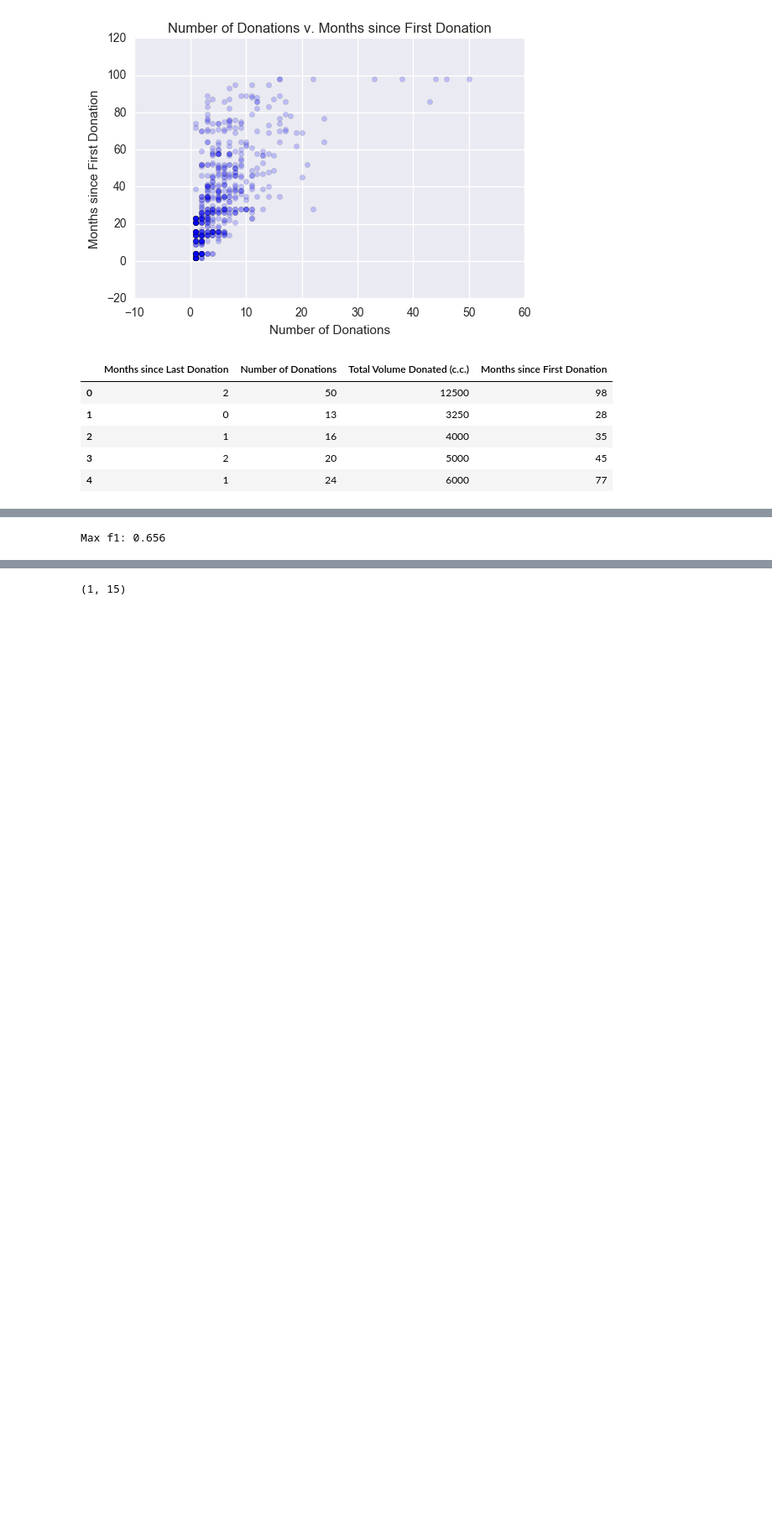
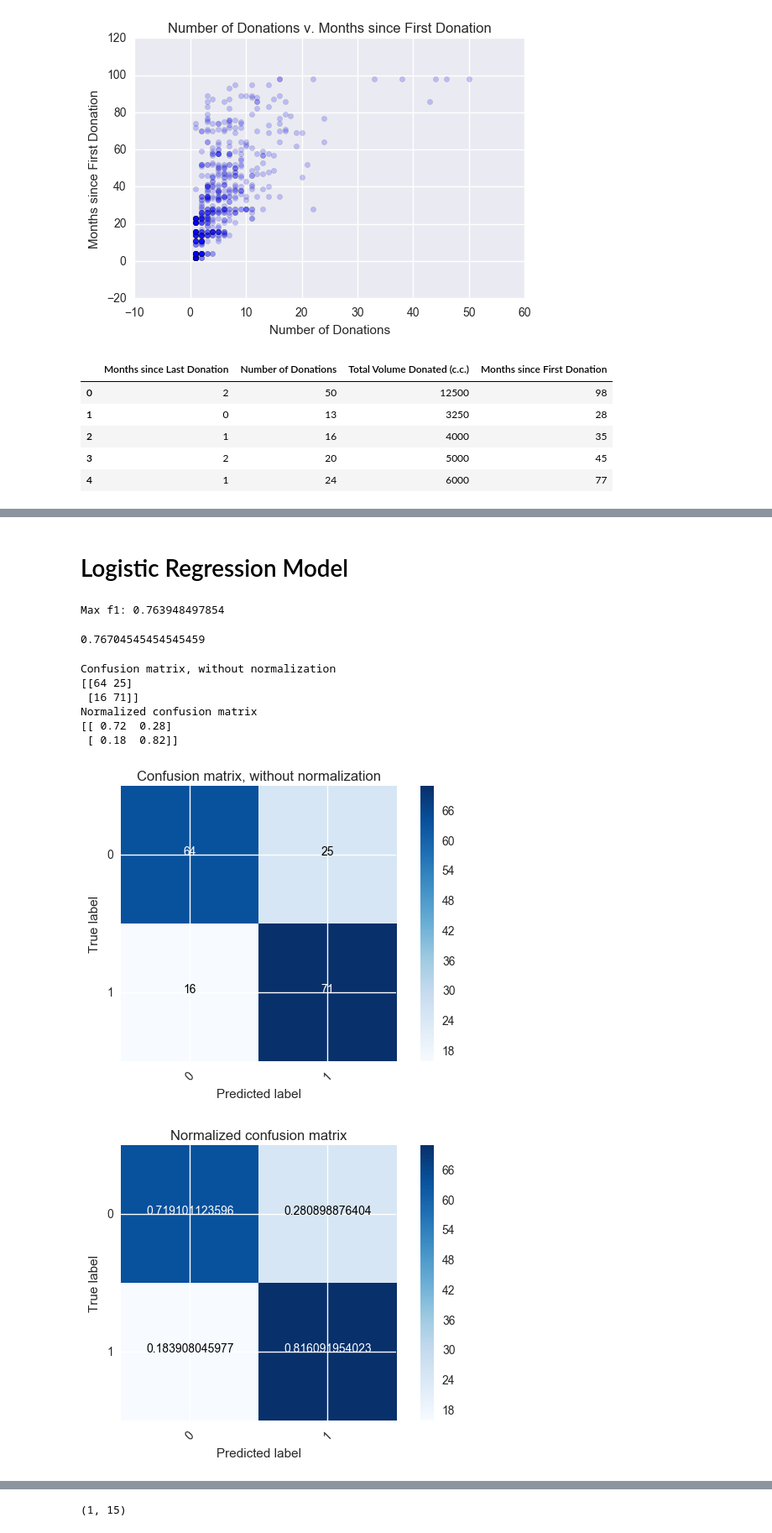
Before and after one commit to jehung/blood_donation, a Jupyter notebook: Explore.ipynb, the cells around one changed output, grey strips where cells are left out. Shown at 84% size. Cells and saved outputs as stored; diff of their text form; code cells hidden in the pictures; blank space fills up the shorter version.

```diff
--- a/Explore.ipynb
+++ b/Explore.ipynb
@@ -129,6 +143,6 @@ X.head()
 # %%
 import sklearn.preprocessing
-X_x = preprocessing.PolynomialFeatures(2).fit_transform(X)
+X_x = preprocessing.PolynomialFeatures(2).fit_transform(X_train)
 print(X_x)
 print(X_x.shape)
 # %% [output]
@@ -151,15 +163,19 @@ print(X_x.shape)
+# %%
+scaler = preprocessing.StandardScaler().fit(X_x)
+X_x_transformed = scaler.transform(X_x)
+# %% [markdown]
+# Logistic Regression Model
 # %%
 from sklearn.linear_model import LogisticRegressionCV
-from sklearn.cross_validation import KFold
 from sklearn.cross_validation import StratifiedShuffleSplit
 
 numerical_features = ['Months since Last Donation', 'Number of Donations', 'Total Volume Donated (c.c.)',
                       'Months since First Donation']
-sss = StratifiedShuffleSplit(y, n_iter=10, test_size=0.1)
+#sss = StratifiedShuffleSplit(y, n_iter=10, test_size=0.1)
 
 searchCV = LogisticRegressionCV(
     Cs=list(np.power(10.0, np.arange(-10, 10)))
-     ,penalty='l1'
+     ,penalty='l2'
     ,scoring='f1'
     #,cv=sss
     ,random_state=787
@@ -169,8 +185,15 @@ searchCV = LogisticRegressionCV(
     ,tol=1e-4
 )
 
-searchCV.fit(X_x, y)
+searchCV.fit(X_x_transformed, y_train)
 
 print ('Max f1:', searchCV.scores_[1].max())
 # %% [output]
-Max f1: 0.656
+Max f1: 0.763948497854
+# %%
+X_test_x = preprocessing.PolynomialFeatures(2).fit_transform(X_test)
+
+X_test_transformed = scaler.transform(X_test_x)
+searchCV.score(X_test_transformed, y_test)
+# %% [output]
+0.76704545454545459
@@ -177,3 +236,31 @@ Max f1: 0.656
+# %%
+y_pred_logit = searchCV.predict(X_test_transformed)
+
+# Compute confusion matrix
+cnf_matrix = confusion_matrix(y_test, y_pred_logit)
+np.set_printoptions(precision=2)
+class_names = ['0', '1']
+
+# Plot non-normalized confusion matrix
+plt.figure()
+plot_confusion_matrix(cnf_matrix, classes=class_names,
+                      title='Confusion matrix, without normalization')
+
+# Plot normalized confusion matrix
+plt.figure()
+plot_confusion_matrix(cnf_matrix, classes=class_names, normalize=True,
+                      title='Normalized confusion matrix')
+
+plt.show()
+# %% [output]
+Confusion matrix, without normalization
+[[64 25]
+ [16 71]]
+Normalized confusion matrix
+[[ 0.72  0.28]
+ [ 0.18  0.82]]
+[figure, added]
+[figure, added]
 # %%
 searchCV.coef_
 # %% [output]
```
Also changed, not shown: parts of 20 cells of this notebook, 2 other files.
